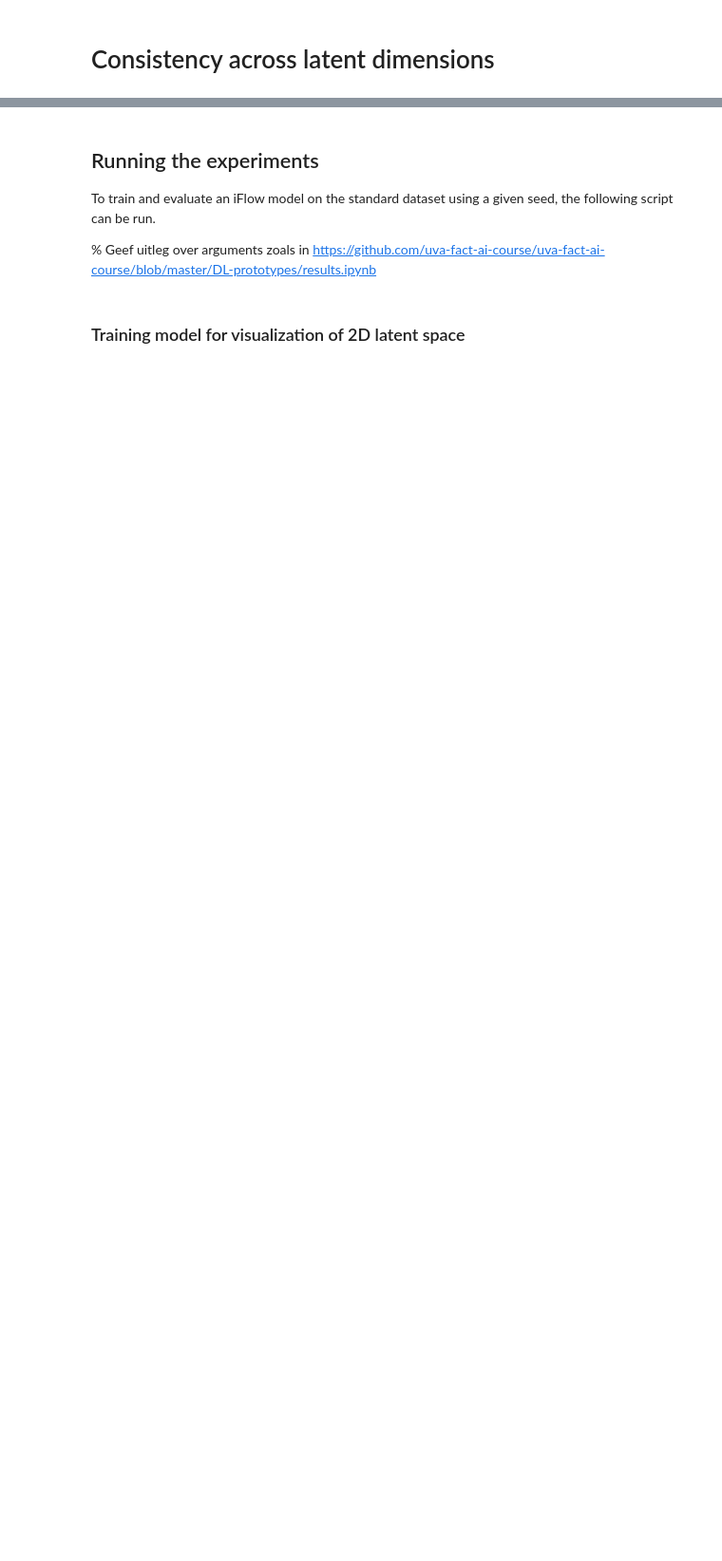
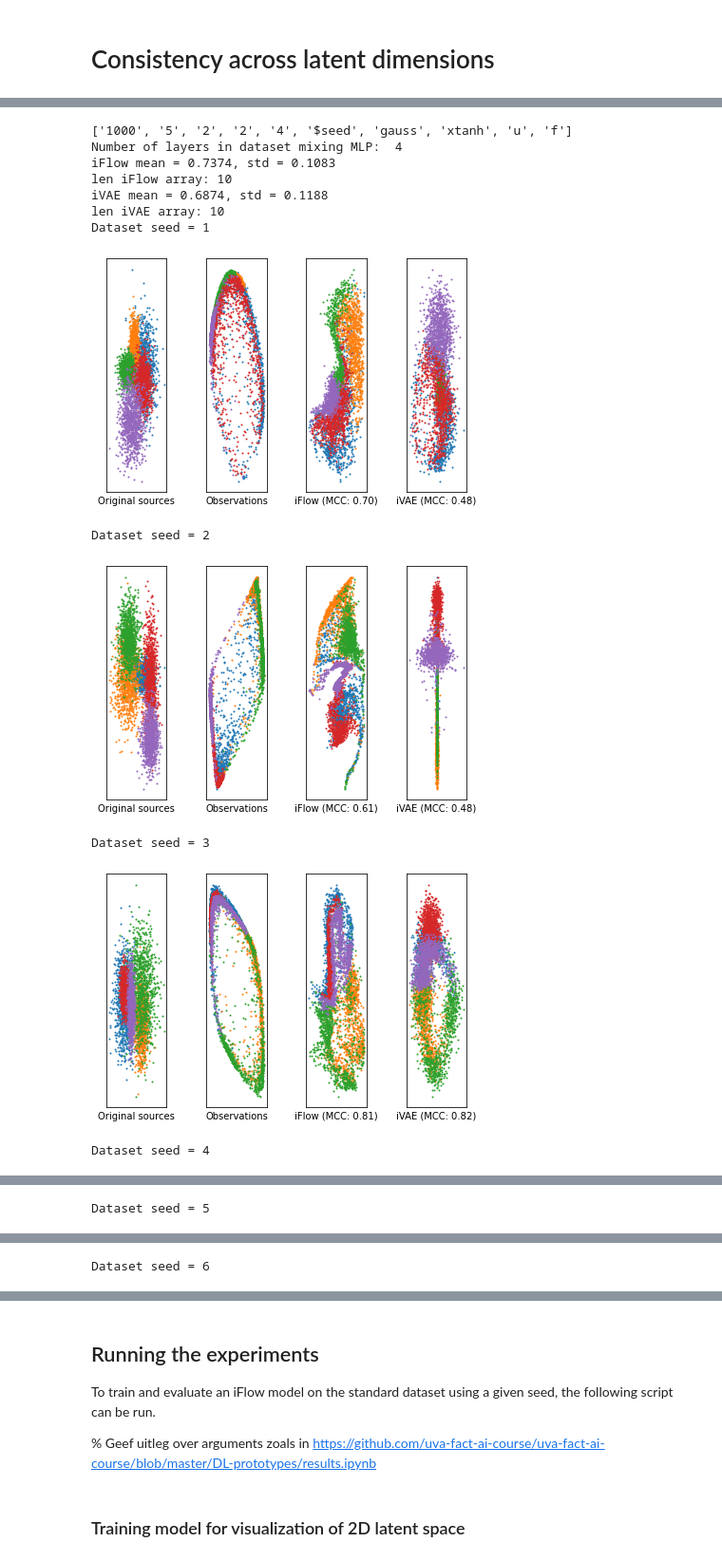
Before and after one commit to TimStolp/iFlow, a Jupyter notebook: results.ipynb, the cells around one changed output, grey strips where cells are left out. Shown at 95% size. Saved outputs shown, nothing was run; the diff lists cells and outputs as text; code cells hidden in the pictures; blank space fills up the shorter version.

```diff
--- a/results.ipynb
+++ b/results.ipynb
@@ -163,0 +207,22 @@ MCC =  0.4297
+# %%
+iFlow_file = osp.join('results','2D_mcc_scores/iFlow_1000_5_4.txt').replace("\\","/")
+iVAE_file = osp.join('results','2D_mcc_scores/iVAE_1000_5_4.txt').replace("\\","/")
+
+seeds = range(1, 11)
+data_args = "1000_5_2_2_4_$seed_gauss_xtanh_u_f"
+
+load_plot_2d(seeds, data_args, mixing_layers=4, iFlow_results_file=iFlow_file, iVAE_results_file=iVAE_file)
+# %% [output]
+['1000', '5', '2', '2', '4', '$seed', 'gauss', 'xtanh', 'u', 'f']
+Number of layers in dataset mixing MLP:  4
+iFlow mean = 0.7374, std = 0.1083
+len iFlow array: 10
+iVAE mean = 0.6874, std = 0.1188
+len iVAE array: 10
+Dataset seed = 1
+[figure, added]
+Dataset seed = 2
+[figure, added]
+Dataset seed = 3
+[figure, added]
+Dataset seed = 4
@@ -163,0 +230 @@ MCC =  0.4297
+Dataset seed = 5
@@ -163,0 +232 @@ MCC =  0.4297
+Dataset seed = 6
```
Also changed, not shown: parts of 12 cells of this notebook, 13 other files.
